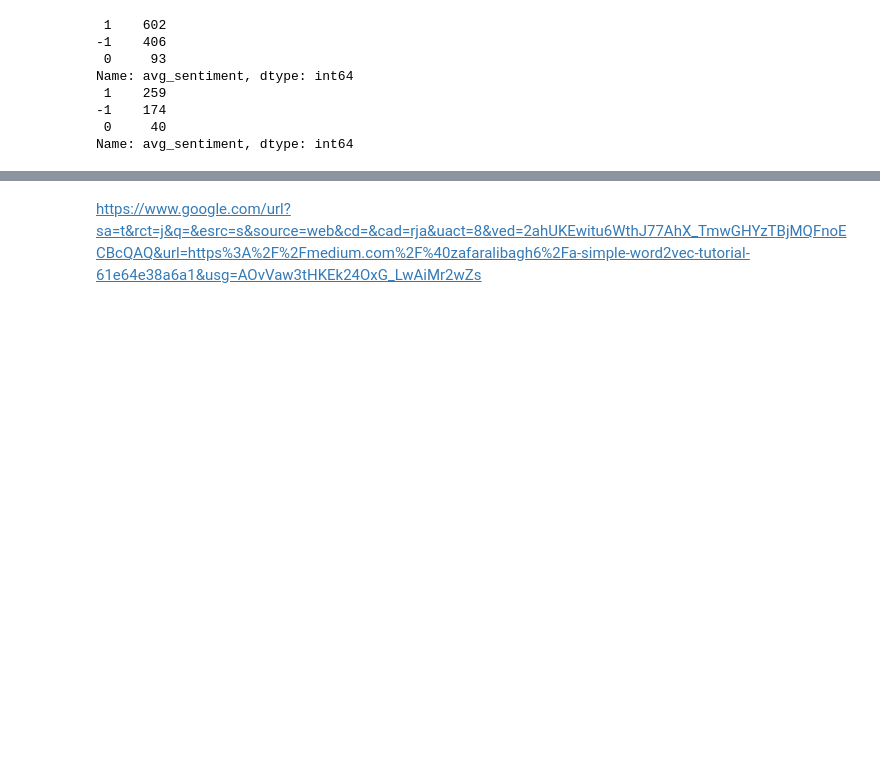
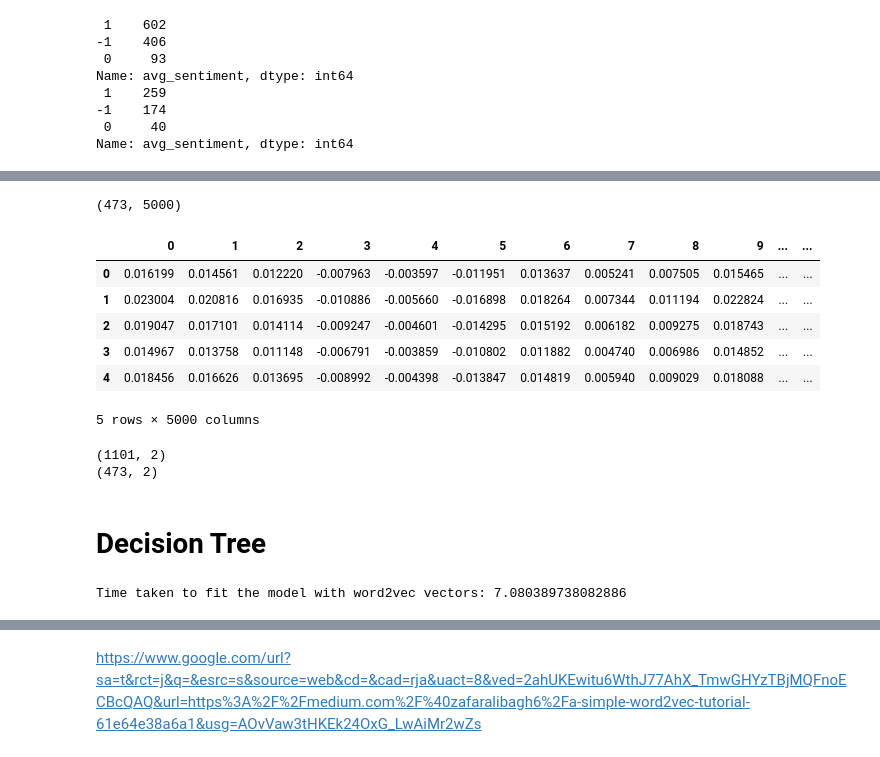
Before and after one commit to nitanshjain/twitter_data_analysis, a Jupyter notebook: word_embeddings.ipynb, the cells around one changed output, grey strips where cells are left out. Saved outputs shown, nothing was run; the diff lists cells and outputs as text; code cells hidden in the pictures; blank space fills up the shorter version.

Commit message:
implemented decision tree classification

```diff
--- a/word_embeddings.ipynb
+++ b/word_embeddings.ipynb
@@ -109,0 +187,32 @@ Name: avg_sentiment, dtype: int64
+# %%
+word2vec_test_filename = OUTPUT_FOLDER + 'word2vec_test_' + str(5000) + '.csv'
+word2vec_test_df = create_file(word2vec_test_filename, word2vec_model_file, x_test)
+print(word2vec_test_df.shape)
+word2vec_test_df.head()
+# %% [output]
+(473, 5000)
+|  | 0 | 1 | 2 | 3 | 4 | 5 | 6 | 7 | 8 | 9 | ... | ... |
+| 0 | 0.016199 | 0.014561 | 0.012220 | -0.007963 | -0.003597 | -0.011951 | 0.013637 | 0.005241 | 0.007505 | 0.015465 | ... | ... |
+| 1 | 0.023004 | 0.020816 | 0.016935 | -0.010886 | -0.005660 | -0.016898 | 0.018264 | 0.007344 | 0.011194 | 0.022824 | ... | ... |
+| 2 | 0.019047 | 0.017101 | 0.014114 | -0.009247 | -0.004601 | -0.014295 | 0.015192 | 0.006182 | 0.009275 | 0.018743 | ... | ... |
+| 3 | 0.014967 | 0.013758 | 0.011148 | -0.006791 | -0.003859 | -0.010802 | 0.011882 | 0.004740 | 0.006986 | 0.014852 | ... | ... |
+| 4 | 0.018456 | 0.016626 | 0.013695 | -0.008992 | -0.004398 | -0.013847 | 0.014819 | 0.005940 | 0.009029 | 0.018088 | ... | ... |
+5 rows × 5000 columns
+# %%
+print(y_train.shape)
+print(y_test.shape)
+# %% [output]
+(1101, 2)
+(473, 2)
+# %% [markdown]
+# Decision Tree
+# %%
+# Initialize the model
+clf_decision_word2vec = DecisionTreeClassifier()
+
+start_time = time.time()
+# Fit the model
+clf_decision_word2vec.fit(word2vec_train_df, y_train['avg_sentiment'])
+print("Time taken to fit the model with word2vec vectors: " + str(time.time() - start_time))
+# %% [output]
+Time taken to fit the model with word2vec vectors: 7.080389738082886
```
Also changed, not shown: parts of 12 cells of this notebook, 2 other files.
